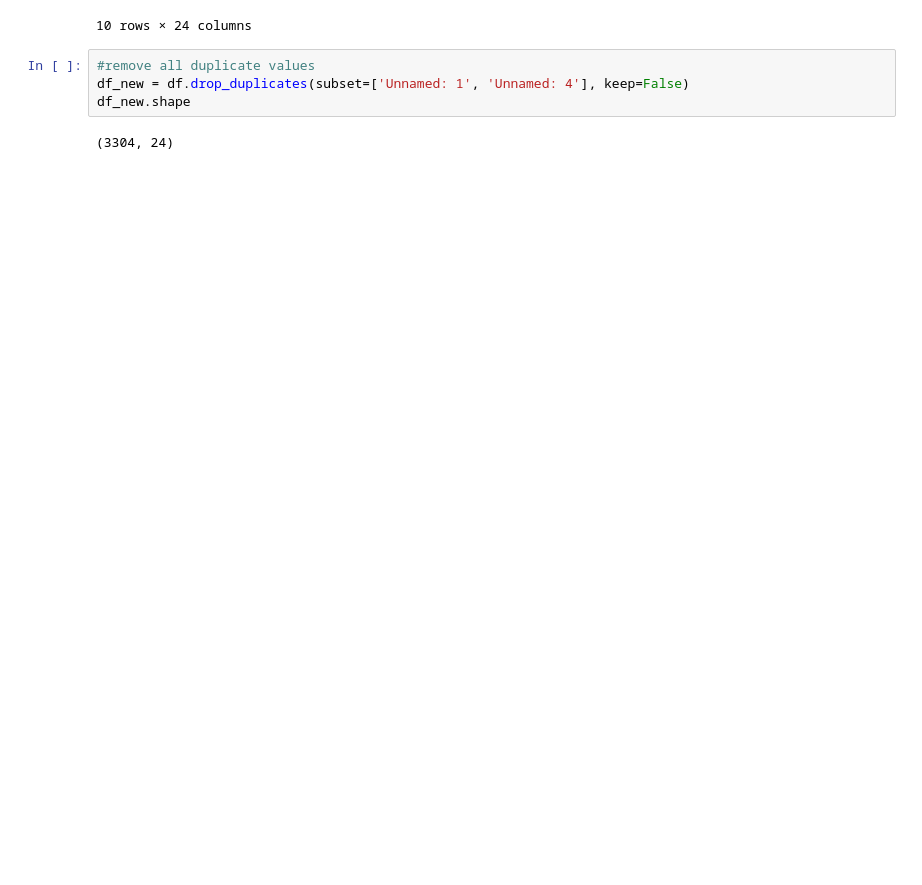
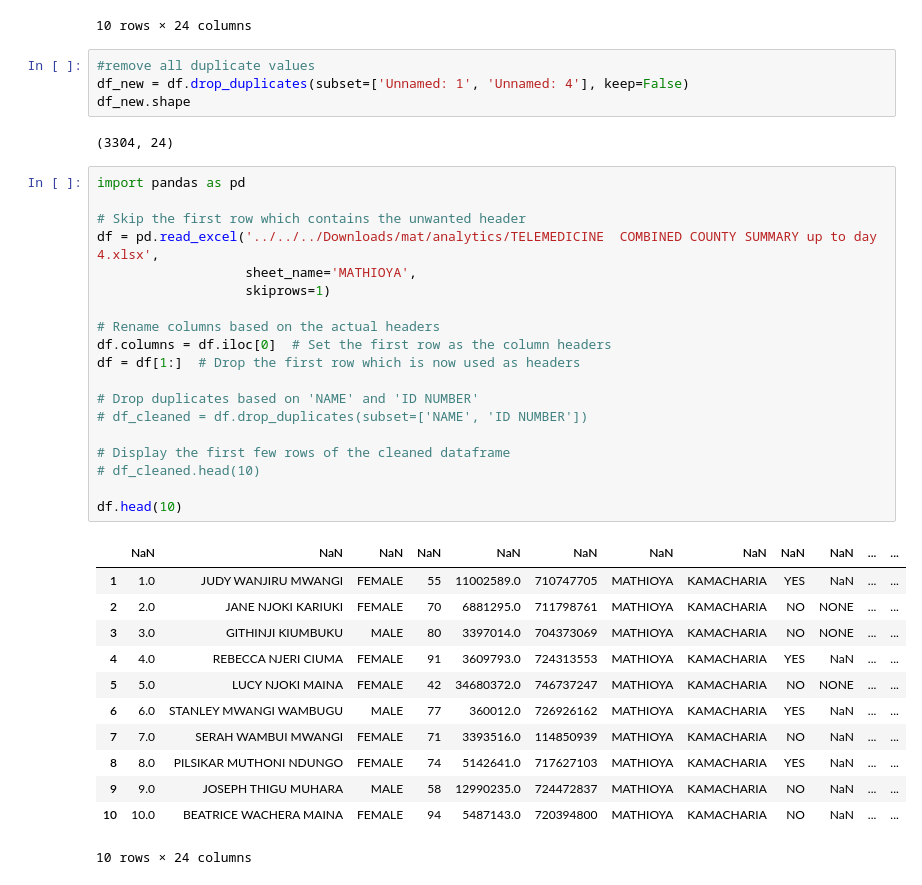
Before and after one commit to ManNjoro/code-signal, a Jupyter notebook: trend-analysis.ipynb, the cells around one changed output. Cells and saved outputs as stored; diff of their text form; blank space fills up the shorter version.

Commit message:
Remove duplicates function

```diff
--- a/trend-analysis.ipynb
+++ b/trend-analysis.ipynb
@@ -257,3 +273,35 @@ df_new = df.drop_duplicates(subset=['Unnamed: 1', 'Unnamed: 4'], keep=False)
 df_new.shape
 # %% [output]
 (3304, 24)
+# %%
+import pandas as pd
+
+# Skip the first row which contains the unwanted header
+df = pd.read_excel('../../../Downloads/mat/analytics/TELEMEDICINE  COMBINED COUNTY SUMMARY up to day 4.xlsx',
+                   sheet_name='MATHIOYA',
+                   skiprows=1)
+
+# Rename columns based on the actual headers
+df.columns = df.iloc[0]  # Set the first row as the column headers
+df = df[1:]  # Drop the first row which is now used as headers
+
+# Drop duplicates based on 'NAME' and 'ID NUMBER'
+# df_cleaned = df.drop_duplicates(subset=['NAME', 'ID NUMBER'])
+
+# Display the first few rows of the cleaned dataframe
+# df_cleaned.head(10)
+
+df.head(10)
+# %% [output]
+|  | NaN | NaN | NaN | NaN | NaN | NaN | NaN | NaN | NaN | NaN | ... | ... |
+| 1 | 1.0 | JUDY WANJIRU MWANGI | FEMALE | 55 | 11002589.0 | 710747705 | MATHIOYA | KAMACHARIA | YES | NaN | ... | ... |
+| 2 | 2.0 | JANE NJOKI KARIUKI | FEMALE | 70 | 6881295.0 | 711798761 | MATHIOYA | KAMACHARIA | NO | NONE | ... | ... |
+| 3 | 3.0 | GITHINJI KIUMBUKU | MALE | 80 | 3397014.0 | 704373069 | MATHIOYA | KAMACHARIA | NO | NONE | ... | ... |
+| 4 | 4.0 | REBECCA NJERI CIUMA | FEMALE | 91 | 3609793.0 | 724313553 | MATHIOYA | KAMACHARIA | YES | NaN | ... | ... |
+| 5 | 5.0 | LUCY NJOKI MAINA | FEMALE | 42 | 34680372.0 | 746737247 | MATHIOYA | KAMACHARIA | NO | NONE | ... | ... |
+| 6 | 6.0 | STANLEY MWANGI WAMBUGU | MALE | 77 | 360012.0 | 726926162 | MATHIOYA | KAMACHARIA | YES | NaN | ... | ... |
+| 7 | 7.0 | SERAH WAMBUI MWANGI | FEMALE | 71 | 3393516.0 | 114850939 | MATHIOYA | KAMACHARIA | NO | NaN | ... | ... |
+| 8 | 8.0 | PILSIKAR MUTHONI NDUNGO | FEMALE | 74 | 5142641.0 | 717627103 | MATHIOYA | KAMACHARIA | YES | NaN | ... | ... |
+| 9 | 9.0 | JOSEPH THIGU MUHARA | MALE | 58 | 12990235.0 | 724472837 | MATHIOYA | KAMACHARIA | NO | NaN | ... | ... |
+| 10 | 10.0 | BEATRICE WACHERA MAINA | FEMALE | 94 | 5487143.0 | 720394800 | MATHIOYA | KAMACHARIA | NO | NaN | ... | ... |
+10 rows × 24 columns
```
Also changed, not shown: parts of 11 cells of this notebook.
